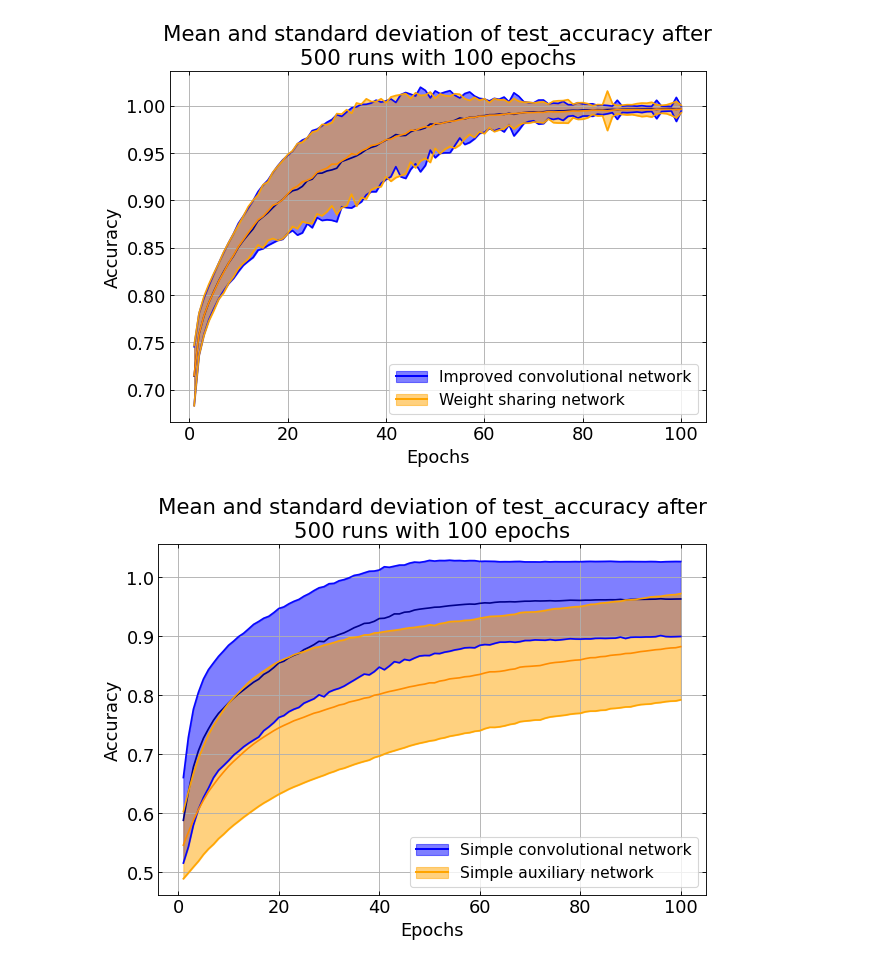
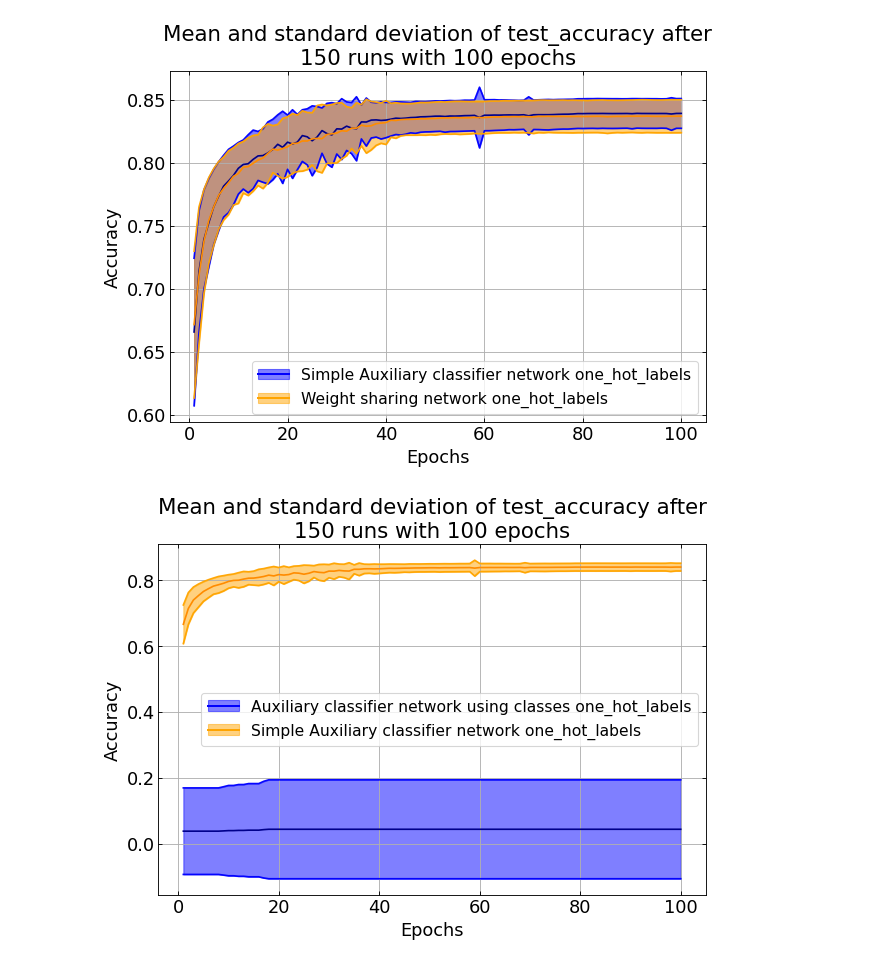
Before and after one commit to I-am-Rudi/DL_FinalProject, a Jupyter notebook: Project_1/main.ipynb, the cells around one changed output. Saved outputs shown, nothing was run; the diff lists cells and outputs as text; code cells hidden in the pictures.

Commit message:
full analysis for all networks in 1

```diff
--- a/Project_1/main.ipynb
+++ b/Project_1/main.ipynb
@@ -122,0 +26,7 @@ KeyboardInterrupt:
+# %%
+nb_trials = 150
+epochs = 100
+batch_size = 50
+one_hot_labels = True
+lr=.01
+layers = [64, 64, 32]
@@ -122,0 +217,6 @@ KeyboardInterrupt:
+# %%
+one_hot_labels = False
+
+name = "Simple convolutional network one_hot_labels"
+pm_results = run_analysis(Plain_model, nb_trials, epochs, layers, device, name, batch_size=batch_size, lr=lr, one_hot_labels=one_hot_labels, loss=nn.MSELoss())
+res_save(pm_results, name)
@@ -122,0 +265,4 @@ KeyboardInterrupt:
+# %%
+name = "Simple Auxiliary classifier network one_hot_labels"
+s_aux_results = run_analysis(Simple_aux_model,  nb_trials, epochs, layers, device, name, batch_size=batch_size, lr=lr, one_hot_labels=one_hot_labels, loss=nn.MSELoss())
+res_save(s_aux_results, name)
@@ -122,0 +288,4 @@ KeyboardInterrupt:
+# %%
+name = "Auxiliary classifier network using classes one_hot_labels"
+c_aux_results = run_analysis(Class_aux_model,  nb_trials, epochs, layers, device, name, batch_size=batch_size, lr=lr, one_hot_labels=one_hot_labels, loss=nn.MSELoss())
+res_save(c_aux_results, name)
@@ -127,9 +315,9 @@ plot_comparison(pm_results, pmi_results, epochs, nb_trials)
 # %%
-plot_comparison(pmi_results, ws_results, epochs, nb_trials)
+plot_comparison(s_aux_results, ws_results, epochs, nb_trials)
 # %% [output]
-[figure, old version]
+[figure, new version]
 # %%
-plot_comparison(pm_results, aux_results, epochs, nb_trials)
+plot_comparison(c_aux_results, s_aux_results, epochs, nb_trials)
 # %% [output]
-[figure, old version]
+[figure, new version]
 # %%
```
Also changed, not shown: parts of 20 cells of this notebook, 44 other files.
